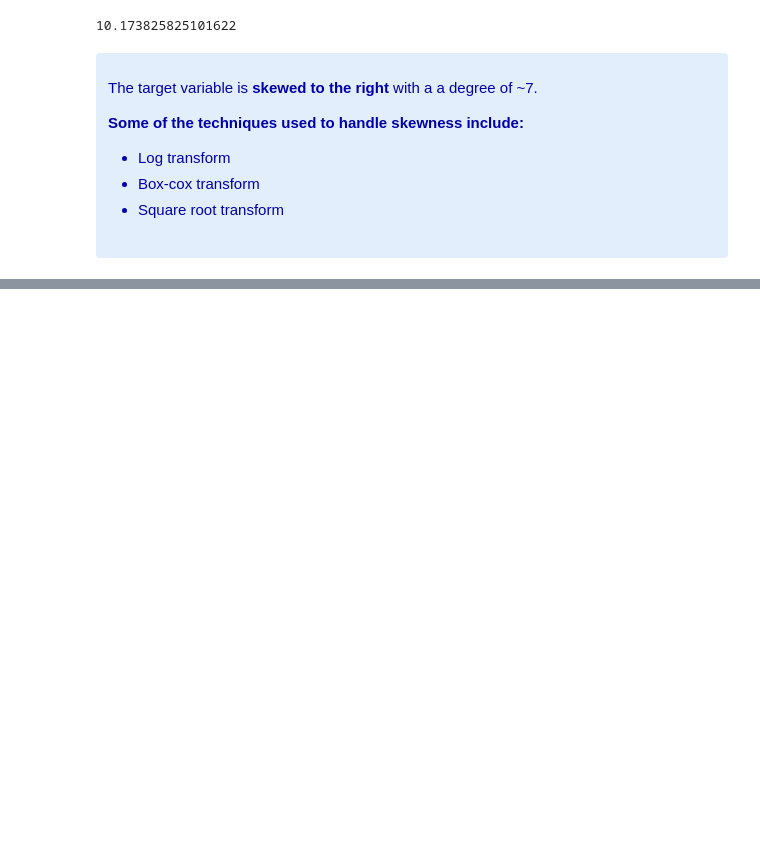
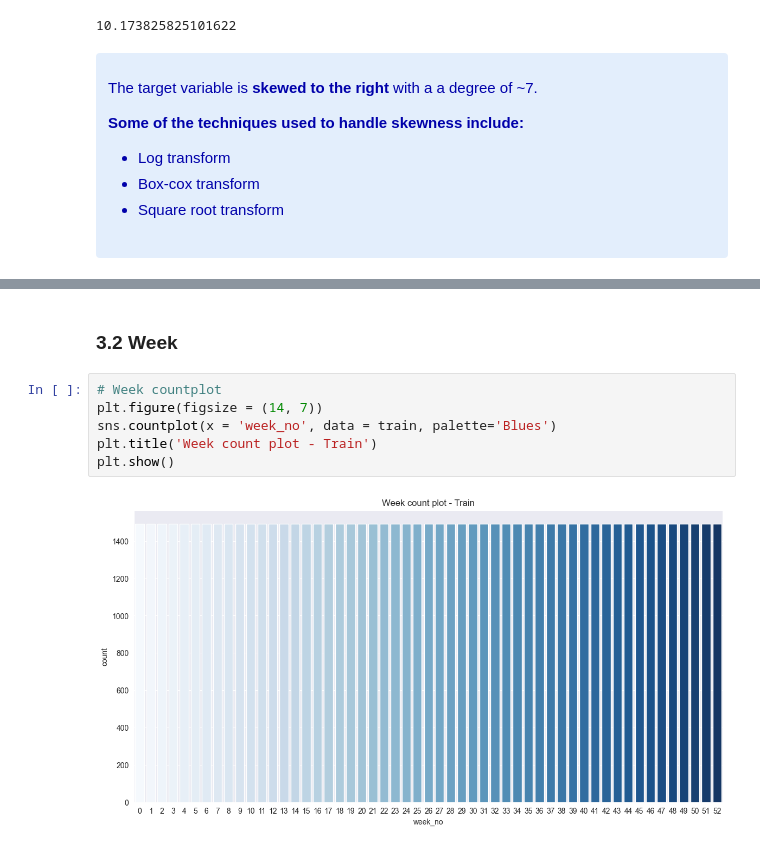
Before and after one commit to mohamedyosef101/rwanda-carbon-emissions, a Jupyter notebook: EDA.ipynb, the cells around one changed output, grey strips where cells are left out. Saved outputs shown, nothing was run; the diff lists cells and outputs as text; blank space fills up the shorter version.

```diff
--- a/EDA.ipynb
+++ b/EDA.ipynb
@@ -96,0 +183,10 @@ The target variable is **skewed to the right** with a a degree of ~7.
+# %% [markdown]
+### 3.2 Week
+# %%
+# Week countplot
+plt.figure(figsize = (14, 7))
+sns.countplot(x = 'week_no', data = train, palette='Blues')
+plt.title('Week count plot - Train')
+plt.show()
+# %% [output]
+[figure, added]
```
Also changed, not shown: parts of 18 cells of this notebook.
